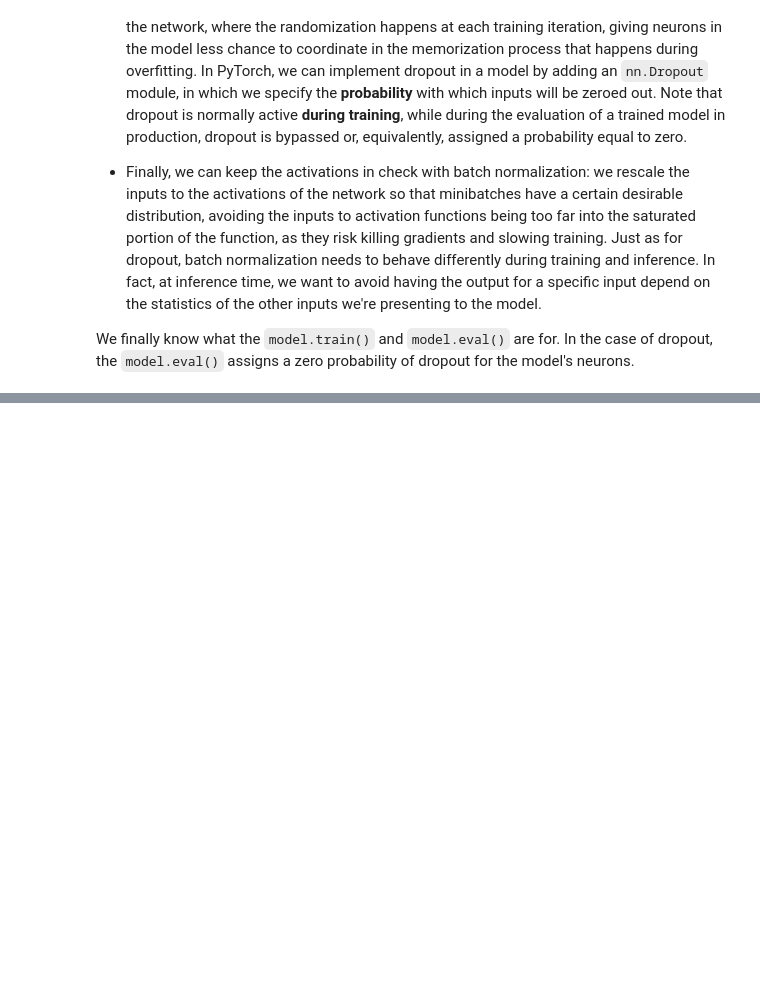
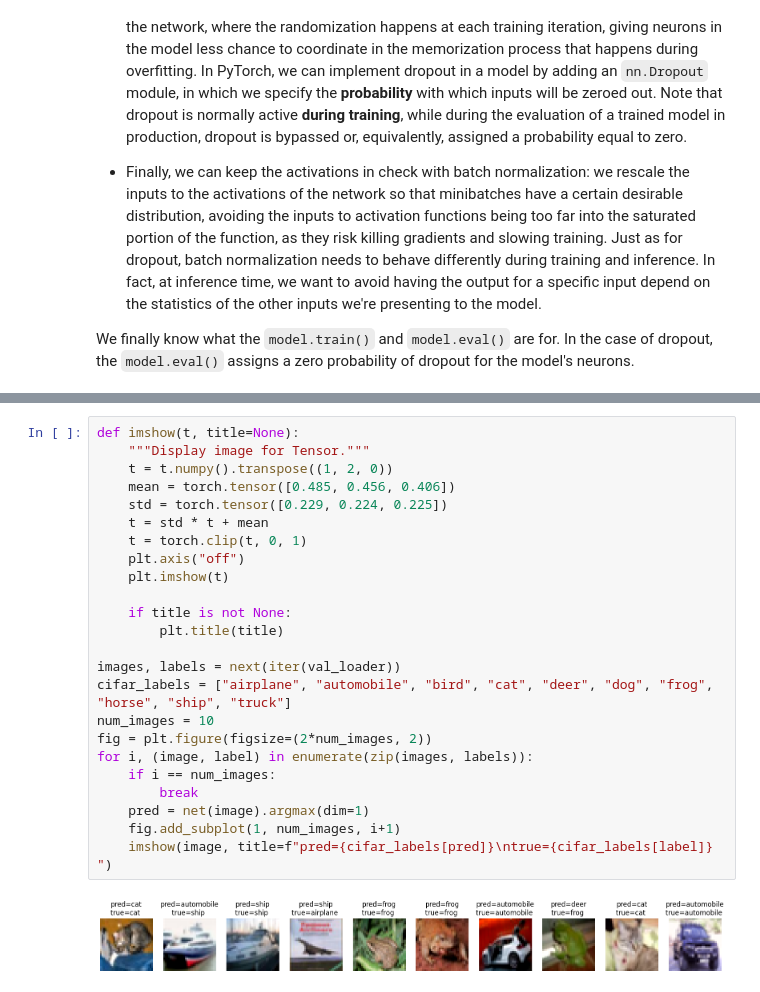
Before and after one commit to battistabiggio/ai4dev, a Jupyter notebook: notebooks/AI4Dev_06_convnets.ipynb, the cells around one changed output, grey strips where cells are left out. Drawn from its saved outputs; the diff is of its cells as text; blank space fills up the shorter version.

```diff
--- a/notebooks/AI4Dev_06_convnets.ipynb
+++ b/notebooks/AI4Dev_06_convnets.ipynb
@@ -296,0 +298,26 @@ plt.tight_layout()
+# %%
+def imshow(t, title=None):
+    """Display image for Tensor."""
+    t = t.numpy().transpose((1, 2, 0))
+    mean = torch.tensor([0.485, 0.456, 0.406])
+    std = torch.tensor([0.229, 0.224, 0.225])
+    t = std * t + mean
+    t = torch.clip(t, 0, 1)
+    plt.axis("off")
+    plt.imshow(t)
+
+    if title is not None:
+        plt.title(title)
+
+images, labels = next(iter(val_loader))
+cifar_labels = ["airplane", "automobile", "bird", "cat", "deer", "dog", "frog", "horse", "ship", "truck"]
+num_images = 10
+fig = plt.figure(figsize=(2*num_images, 2))
+for i, (image, label) in enumerate(zip(images, labels)):
+    if i == num_images:
+        break
+    pred = net(image).argmax(dim=1)
+    fig.add_subplot(1, num_images, i+1)
+    imshow(image, title=f"pred={cifar_labels[pred]}\ntrue={cifar_labels[label]} ")
+# %% [output]
+[figure, added]
```
Also changed, not shown: parts of 6 cells of this notebook, 1 other file.
